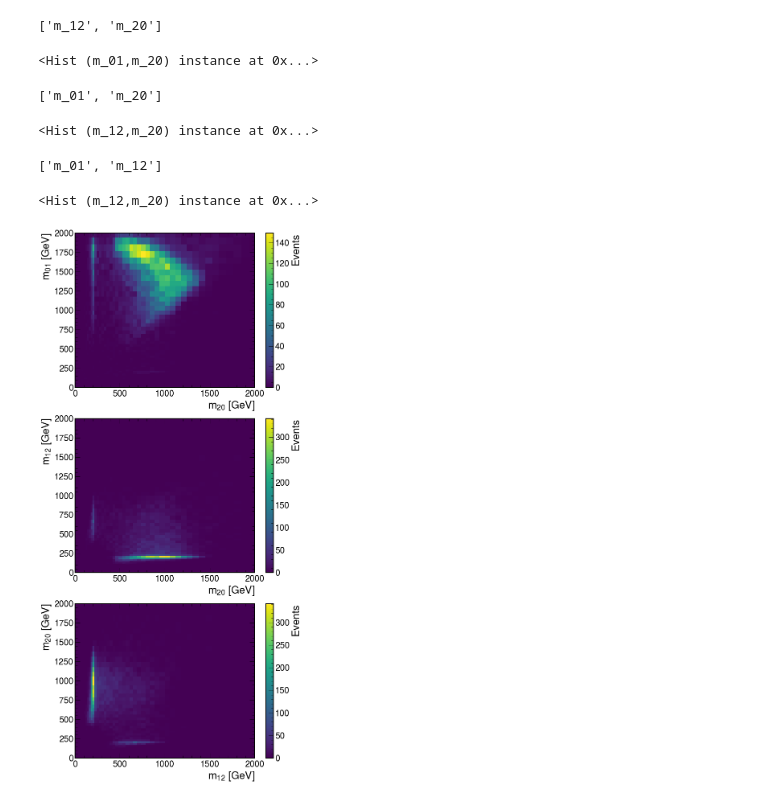
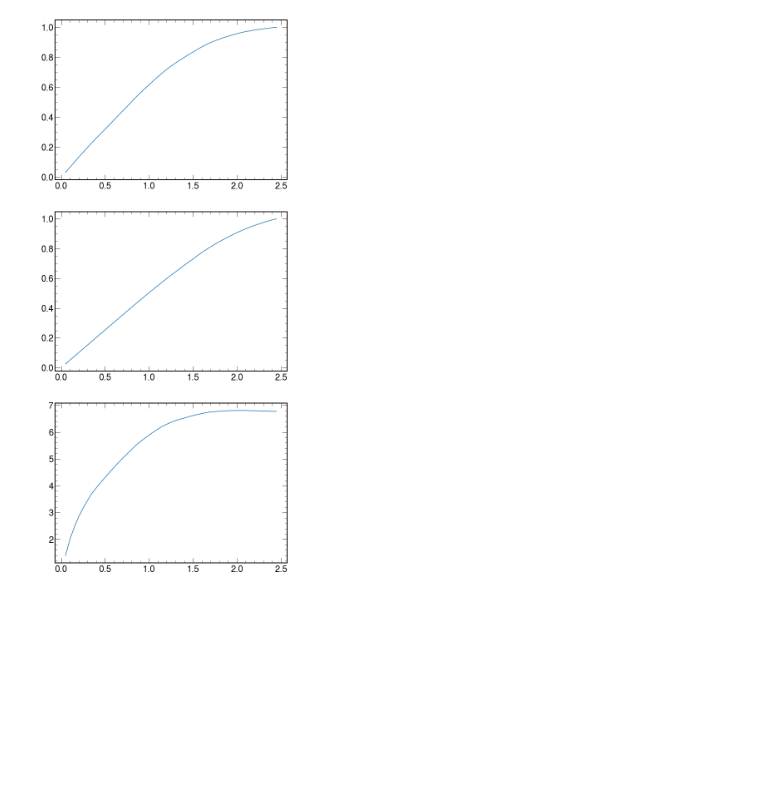
Before and after one commit to BrownCMS/toffea, a Jupyter notebook: toffea/Optimization/Optimization.ipynb, the cells around one changed output. Drawn from its saved outputs; the diff is of its cells as text; code cells hidden in the pictures; blank space fills up the shorter version.

```diff
--- a/toffea/Optimization/Optimization.ipynb
+++ b/toffea/Optimization/Optimization.ipynb
@@ -6,6 +8,7 @@ plt.style.use(mplhep.style.CMS)
 # %%
 infile_MC = util.load("DataHistograms_2017QCD.coffea")
 infile_Sig1 = util.load("DataHistograms_2017Res1ToRes2GluTo3Glu.coffea")
+infile_MC = util.load("DataHistograms_2017Res1ToRes2QTo3Q_Opt.coffea")
 infile_MC.add(infile_Sig1)
 display(infile_MC)
 # %% [output]
@@ -145,28 +97,42 @@ plot_ij(variable2plot, variable_list)
-# %%
-def plot_scatter(variable2plot, variable_list, dataset):
-    fig, ax = plt.subplots(3, 1, figsize=(10,24))
-    ax_counter = 0
-    for ivar in variable_list:
-        pair = variable_list.copy()
-        pair.remove(ivar)
-        histo = infile_MC[variable2plot].copy()
-        histo.scale(weight_xsec, axis='dataset')
-        ih = histo.integrate(axis2integrate,selection2plot).integrate("dataset",["Res1ToRes2GluTo3Glu_M1-2000_R-0p1"]).integrate(pair[0])
-        display(ih)
-        plot = hist.plot2d(ih, xaxis=pair[1], ax=ax[ax_counter])
-        if variable2plot is "m_ij":
-            plot.set_xlim(0,2000)
-            plot.set_ylim(0,2000)
-        ax_counter+=1
-
-variable2plot = "m_ij"
-variable_list = ["m_01","m_12","m_20"]
-plot_scatter(variable2plot, variable_list, "Res1ToRes2GluTo3Glu_M1-2000_R-0p1")
-# %% [output]
-['m_12', 'm_20']
-<Hist (m_01,m_20) instance at 0x...>
-['m_01', 'm_20']
-<Hist (m_12,m_20) instance at 0x...>
-['m_01', 'm_12']
-<Hist (m_12,m_20) instance at 0x...>
-[figure, removed]
+# %%
+dataset_QCD = ["QCD_Pt_300to470","QCD_Pt_470to600","QCD_Pt_600to800","QCD_Pt_800to1000",
+               "QCD_Pt_1000to1400","QCD_Pt_1400to1800","QCD_Pt_1800to2400","QCD_Pt_2400to3200","QCD_Pt_3200toInf"]
+dataset_Sig = "Res1ToRes2GluTo3Glu_M1-5000_R-0p1"
+# %%
+def optimization(cut_name, cut_range, ref_point):
+    cut_array = []
+    B_numerator = []
+    B_denominator = []
+    B_efficiency = []
+    S_numerator = []
+    S_denominator = []
+    S_efficiency = []
+    sensitivity_array = []
+    ref_cut = cut_range[-1]
+    cut_range = np.delete(cut_range, 0)
+    for cut in cut_range:
+        cut_array.append(cut)
+        N_sig_numerator = infile_MC[f"{cut_name}_cut{cut}".format(cut_name, cut)][dataset_Sig] * weight_xsec[dataset_Sig]
+        N_sig_denominator = infile_MC[f"{cut_name}_cut{ref_cut}".format(cut_name=cut_name, ref_cut=ref_cut)][dataset_Sig] * weight_xsec[dataset_Sig]
+        S_numerator.append(N_sig_numerator)
+        S_denominator.append(N_sig_denominator)
+        S_efficiency.append(N_sig_numerator / N_sig_denominator)
+
+        N_bkg_numerator = 0
+        N_bkg_denominator = 0
+        for dataset_bkg in dataset_QCD:
+            N_bkg_numerator += infile_MC[f"{cut_name}_cut{cut}".format(cut_name, cut)][dataset_bkg] * weight_xsec[dataset_bkg]
+            N_bkg_denominator += infile_MC[f"{cut_name}_cut{ref_cut}".format(cut_name=cut_name, ref_cut=ref_cut)][dataset_bkg] * weight_xsec[dataset_bkg]
+        B_numerator.append(N_bkg_numerator)
+        B_denominator.append(N_bkg_denominator)
+        B_efficiency.append(N_bkg_numerator / N_bkg_denominator)
+        sensitivity_array.append(N_sig_numerator / math.sqrt(N_bkg_numerator))
+
+    fig, ax = plt.subplots(3, 1, figsize=(10,24))
+    ax[0].plot(cut_array, S_efficiency)
+    ax[1].plot(cut_array, B_efficiency)
+    ax[2].plot(cut_array, sensitivity_array)
+# %%
+optimization("N_max_eta", np.arange(0.,2.5,0.05), -1)
+# %% [output]
+[figure, added]
```
Also changed, not shown: parts of 4 cells of this notebook, 5 other files.
